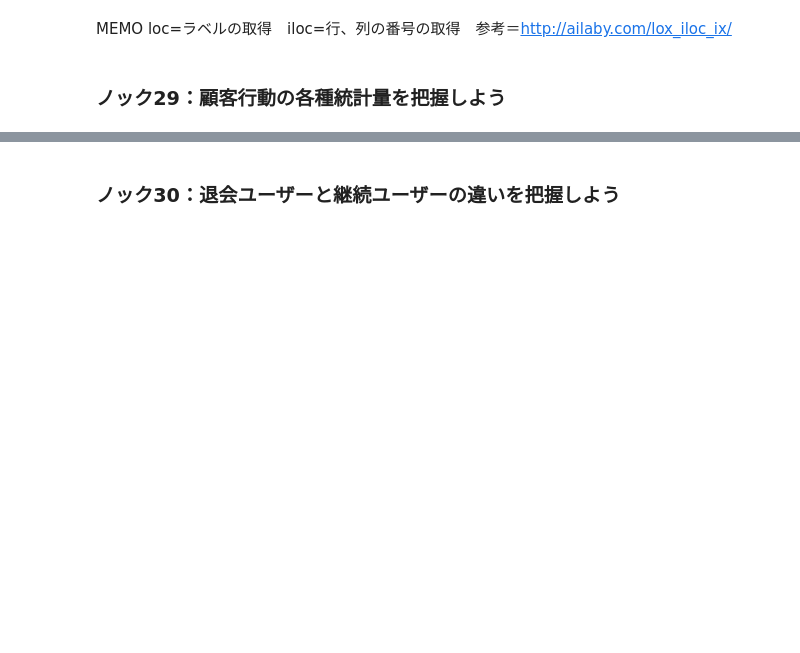
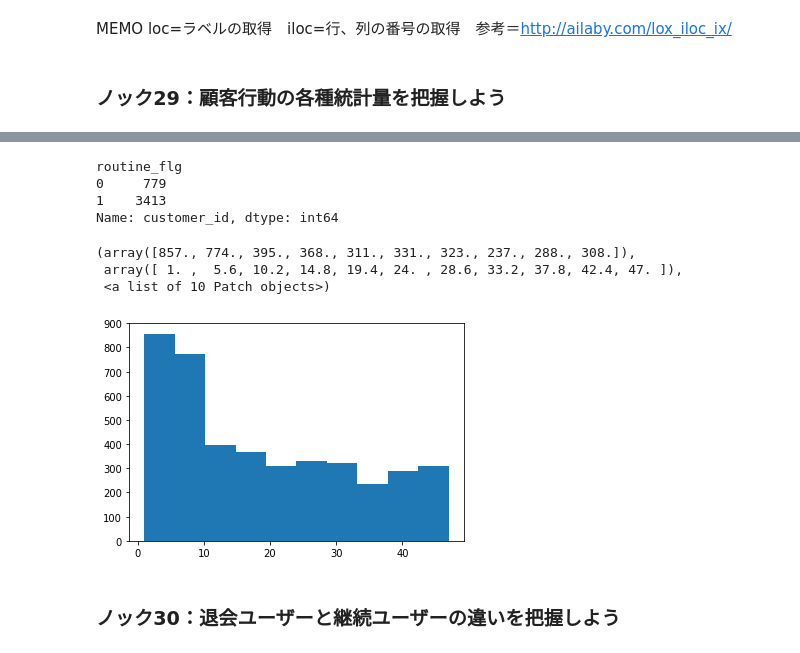
Before and after one commit to Ayakke/100knock, a Jupyter notebook: サンプルコード_20201021/3章/3章_顧客の全体像を把握する１０本ノック.ipynb, the cells around one changed output, grey strips where cells are left out. Saved outputs shown, nothing was run; the diff lists cells and outputs as text; code cells hidden in the pictures; blank space fills up the shorter version.

```diff
--- a/サンプルコード_20201021/3章/3章_顧客の全体像を把握する１０本ノック.ipynb
+++ b/サンプルコード_20201021/3章/3章_顧客の全体像を把握する１０本ノック.ipynb
@@ -320,2 +332,18 @@ MEMO loc=ラベルの取得　iloc=行、列の番号の取得　参考＝http:/
+# %%
+customer_join.groupby("routine_flg").count()["customer_id"]
+# %% [output]
+routine_flg
+0     779
+1    3413
+Name: customer_id, dtype: int64
+# %%
+import matplotlib.pyplot as plt
+%matplotlib inline
+plt.hist(customer_join["membership_period"])
+# %% [output]
+(array([857., 774., 395., 368., 311., 331., 323., 237., 288., 308.]),
+ array([ 1. ,  5.6, 10.2, 14.8, 19.4, 24. , 28.6, 33.2, 37.8, 42.4, 47. ]),
+ <a list of 10 Patch objects>)
+[figure, added]
 # %% [markdown]
 ### ノック30：退会ユーザーと継続ユーザーの違いを把握しよう
```
Also changed, not shown: parts of 1 cell of this notebook.
